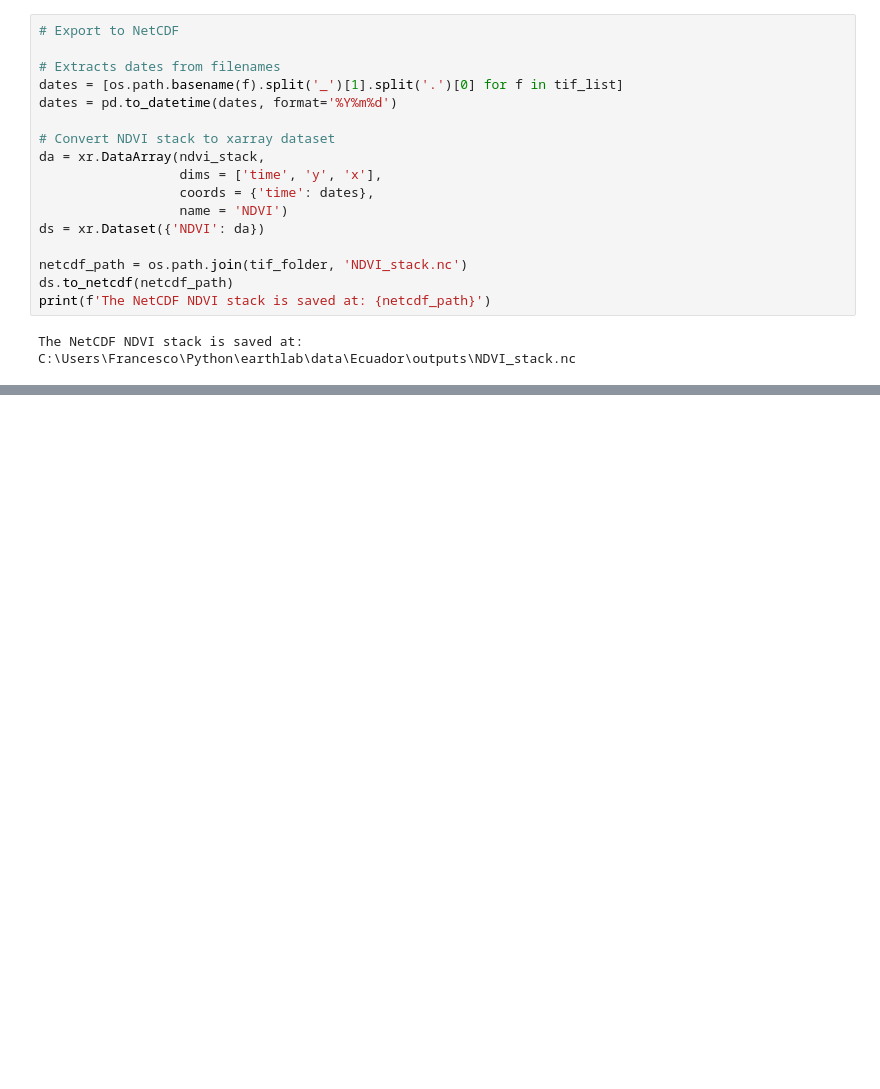
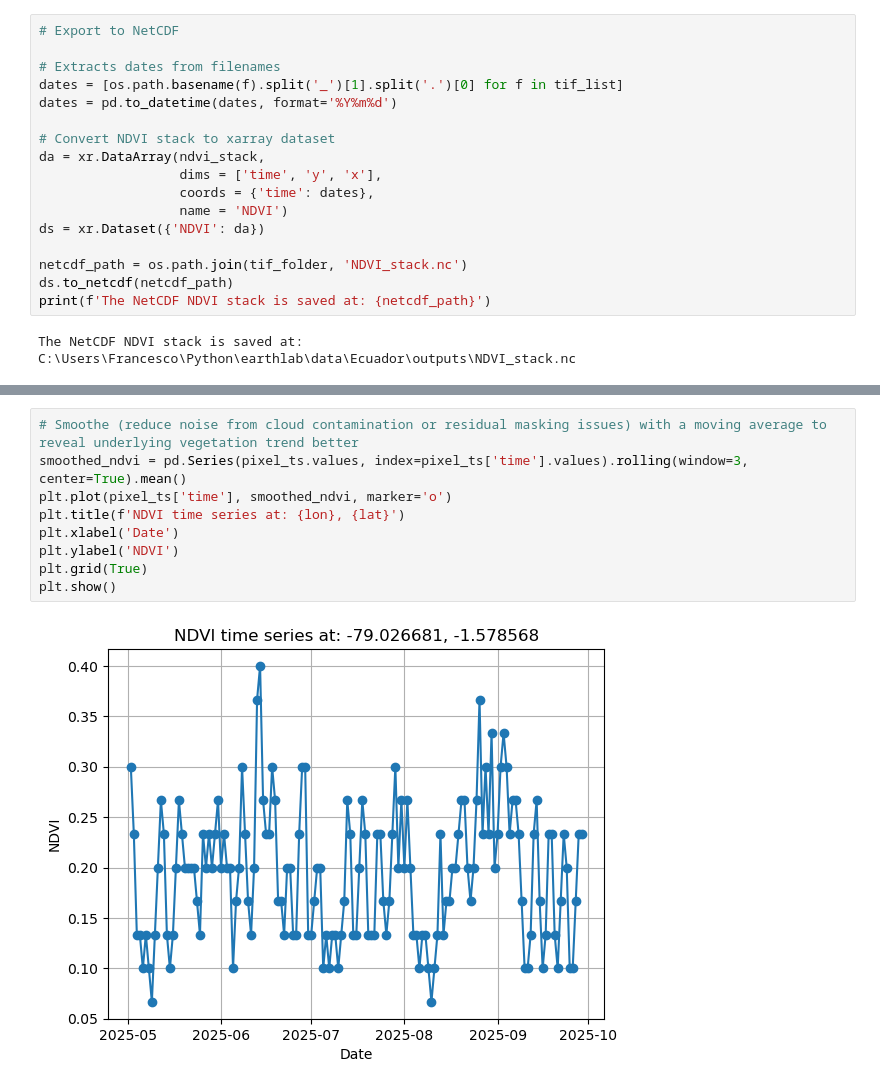
Before and after one commit to francescofustinoni/earthlab, a Jupyter notebook: GeospatialBasicAnalysis/DrySeasonMODISmeanNDVIGuaranda.ipynb, the cells around one changed output, grey strips where cells are left out. Saved outputs shown, nothing was run; the diff lists cells and outputs as text; blank space fills up the shorter version.

```diff
--- a/GeospatialBasicAnalysis/DrySeasonMODISmeanNDVIGuaranda.ipynb
+++ b/GeospatialBasicAnalysis/DrySeasonMODISmeanNDVIGuaranda.ipynb
@@ -270,0 +320,11 @@ The NetCDF NDVI stack is saved at: C:\Users\Francesco\Python\earthlab\data\Ecuad
+# %%
+# Smoothe (reduce noise from cloud contamination or residual masking issues) with a moving average to reveal underlying vegetation trend better
+smoothed_ndvi = pd.Series(pixel_ts.values, index=pixel_ts['time'].values).rolling(window=3, center=True).mean()
+plt.plot(pixel_ts['time'], smoothed_ndvi, marker='o')
+plt.title(f'NDVI time series at: {lon}, {lat}')
+plt.xlabel('Date')
+plt.ylabel('NDVI')
+plt.grid(True)
+plt.show()
+# %% [output]
+[figure, added]
```
Also changed, not shown: parts of 8 cells of this notebook.
